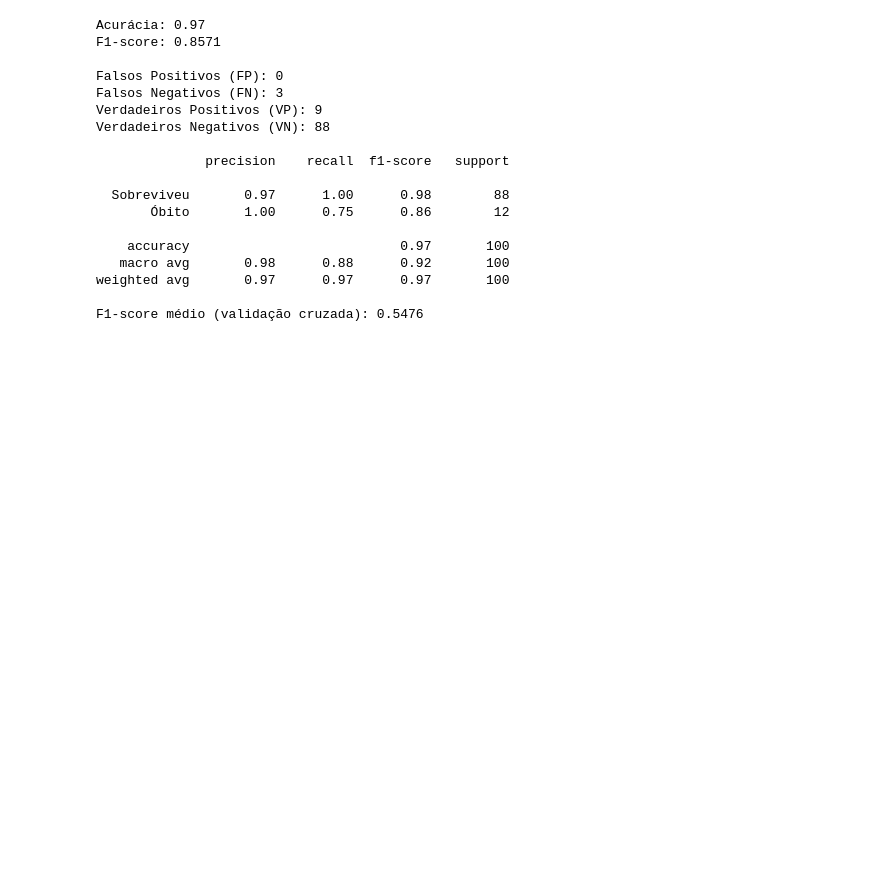
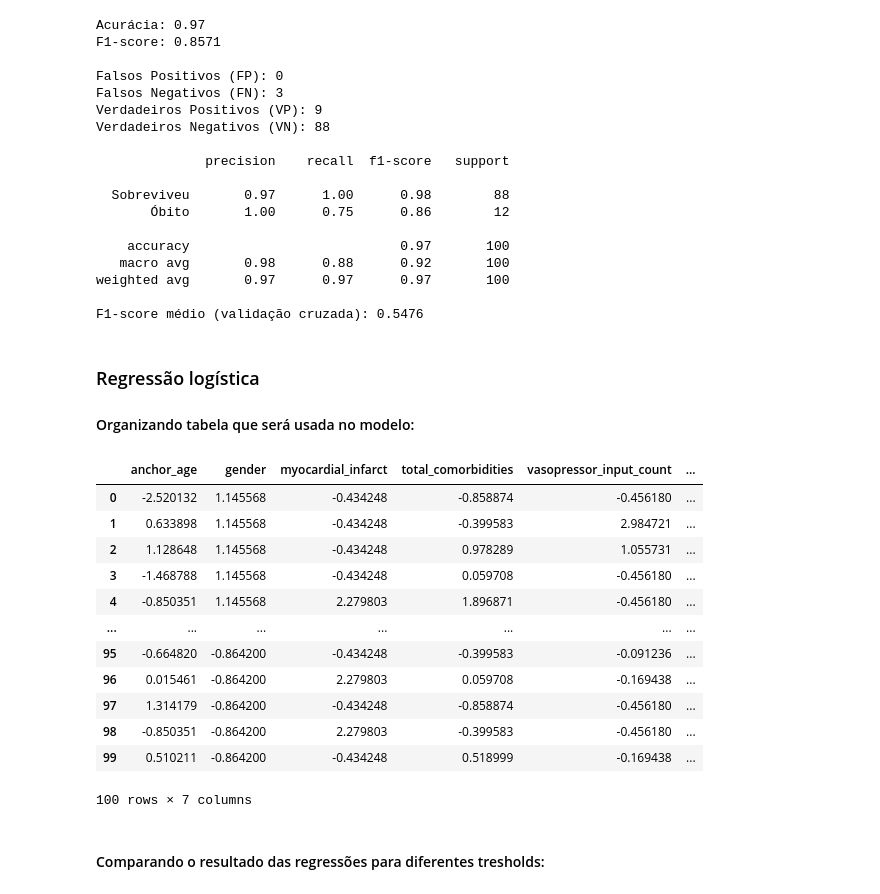
Before and after one commit to besome/speed-uti, a Jupyter notebook: mimic-code/mimic-iv-demo/2.2/analise.ipynb, the cells around one changed output. Cells and saved outputs as stored; diff of their text form; code cells hidden in the pictures; blank space fills up the shorter version.

Commit message:
Adição da regressão logística + testes.

```diff
--- a/mimic-code/mimic-iv-demo/2.2/analise.ipynb
+++ b/mimic-code/mimic-iv-demo/2.2/analise.ipynb
@@ -985,3 +995,42 @@ y_train = tabelona["icu_death"].replace({"True": 1, "False": 0})
 from sklearn.preprocessing import StandardScaler
 scaler = StandardScaler()
 x_train_normalized = scaler.fit_transform(x_train)
+# %% [markdown]
+### Regressão logística
+#### Organizando tabela que será usada no modelo:
+# %%
+tabelona
+
+## Features que serão utilizados no modelo (e a variável dependente 'icu_death')
+t_modelo = tabelona[['icu_death','anchor_age','gender','myocardial_infarct','total_comorbidities',"vasopressor_input_count","ventilation_time (min)"]].copy()
+
+# transformando booleanos em inteiros
+t_modelo['gender'] = t_modelo['gender'].astype(int)
+t_modelo['icu_death'] = t_modelo['icu_death'].astype(int)
+
+# Determinando qual é a variável dependente e quais são as variáveis independentes
+y = t_modelo['icu_death']
+X = t_modelo.drop('icu_death',axis=1)
+
+## Z-Normalizando as features
+for coluna in X:
+    t_modelo[coluna] = (t_modelo[coluna] - t_modelo[coluna].mean()) / t_modelo[coluna].std()
+
+
+t_modelo
+# %% [output]
+|  | anchor_age | gender | myocardial_infarct | total_comorbidities | vasopressor_input_count | ... |
+| 0 | -2.520132 | 1.145568 | -0.434248 | -0.858874 | -0.456180 | ... |
+| 1 | 0.633898 | 1.145568 | -0.434248 | -0.399583 | 2.984721 | ... |
+| 2 | 1.128648 | 1.145568 | -0.434248 | 0.978289 | 1.055731 | ... |
+| 3 | -1.468788 | 1.145568 | -0.434248 | 0.059708 | -0.456180 | ... |
+| 4 | -0.850351 | 1.145568 | 2.279803 | 1.896871 | -0.456180 | ... |
+| ... | ... | ... | ... | ... | ... | ... |
+| 95 | -0.664820 | -0.864200 | -0.434248 | -0.399583 | -0.091236 | ... |
+| 96 | 0.015461 | -0.864200 | 2.279803 | 0.059708 | -0.169438 | ... |
+| 97 | 1.314179 | -0.864200 | -0.434248 | -0.858874 | -0.456180 | ... |
+| 98 | -0.850351 | -0.864200 | 2.279803 | -0.399583 | -0.456180 | ... |
+| 99 | 0.510211 | -0.864200 | -0.434248 | 0.518999 | -0.169438 | ... |
+100 rows × 7 columns
+# %% [markdown]
+#### Comparando o resultado das regressões para diferentes tresholds:
```
Also changed, not shown: parts of 13 cells of this notebook.
